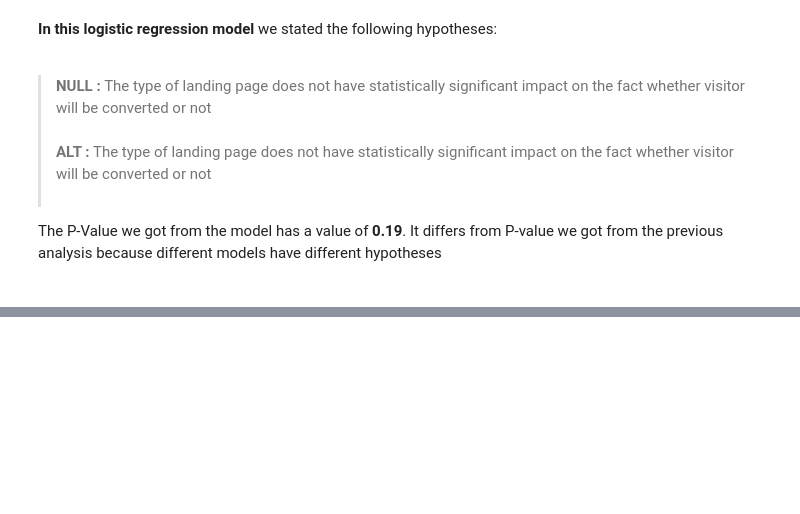
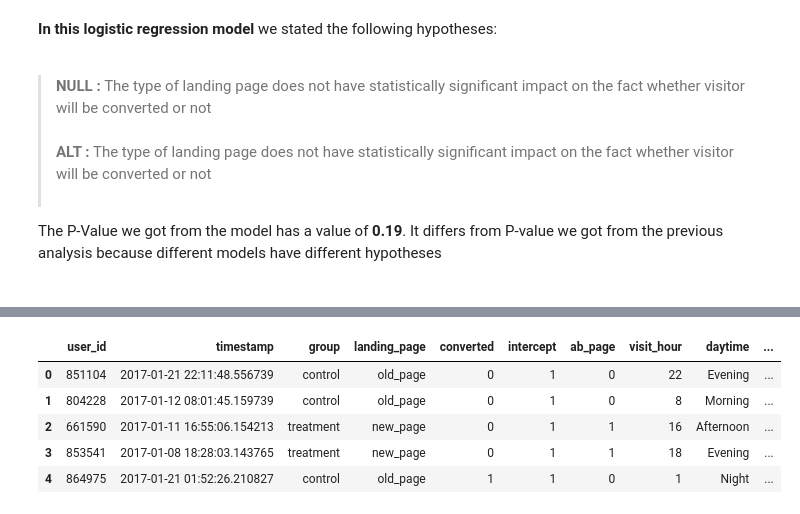
Before and after one commit to Alex-Romanenko/Analyze_ab_test_results, a Jupyter notebook: Analyze_ab_test_results.ipynb, the cells around one changed output, grey strips where cells are left out. Drawn from its saved outputs; the diff is of its cells as text; code cells hidden in the pictures; blank space fills up the shorter version.

Commit message:
Update Analyze_ab_test_results.ipynb
Timestamp analysis added

```diff
--- a/Analyze_ab_test_results.ipynb
+++ b/Analyze_ab_test_results.ipynb
@@ -396,0 +426,3 @@ The P-Value we got from the model has a value of **0.19**. It differs from P-val
+# %%
+# Create new column as a copy od timestamp column and left in it just info about hour session
+df2['visit_hour'] = df2['timestamp'].apply(lambda x: x[10:-13]); df2.head(3)
@@ -396,0 +434,3 @@ The P-Value we got from the model has a value of **0.19**. It differs from P-val
+# %%
+#convert data type in 'visit_hour' column from 'str' to 'int
+df2['visit_hour'] = df2['visit_hour'].astype(int); df2['visit_hour'].dtype
@@ -396,0 +439,5 @@ The P-Value we got from the model has a value of **0.19**. It differs from P-val
+# %%
+%%time
+#create new column 'datime' and assign to it specific groups depened on the hour in column 'visit_hour'
+df2['daytime'] = \
+['Night' if 0<=x<=5 else ('Morning' if 6<=x<=11 else('Afternoon' if 12<=x<=17 else 'Evening')) for x in df2['visit_hour']]
@@ -396,0 +447,3 @@ The P-Value we got from the model has a value of **0.19**. It differs from P-val
+# %%
+#create dummy variables for 'daytime' column
+dummies = pd.get_dummies(df2['daytime']); dummies.head()
@@ -396,0 +457,10 @@ The P-Value we got from the model has a value of **0.19**. It differs from P-val
+# %%
+#join two dataframes
+df2 = df2.join(dummies); df2.head()
+# %% [output]
+|  | user_id | timestamp | group | landing_page | converted | intercept | ab_page | visit_hour | daytime | ... |
+| 0 | 851104 | 2017-01-21 22:11:48.556739 | control | old_page | 0 | 1 | 0 | 22 | Evening | ... |
+| 1 | 804228 | 2017-01-12 08:01:45.159739 | control | old_page | 0 | 1 | 0 | 8 | Morning | ... |
+| 2 | 661590 | 2017-01-11 16:55:06.154213 | treatment | new_page | 0 | 1 | 1 | 16 | Afternoon | ... |
+| 3 | 853541 | 2017-01-08 18:28:03.143765 | treatment | new_page | 0 | 1 | 1 | 18 | Evening | ... |
+| 4 | 864975 | 2017-01-21 01:52:26.210827 | control | old_page | 1 | 1 | 0 | 1 | Night | ... |
```
Also changed, not shown: parts of 18 cells of this notebook.
